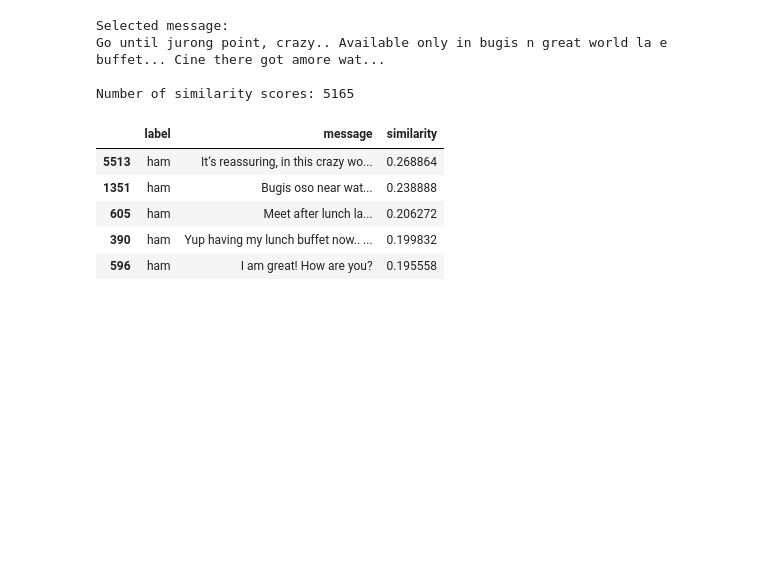
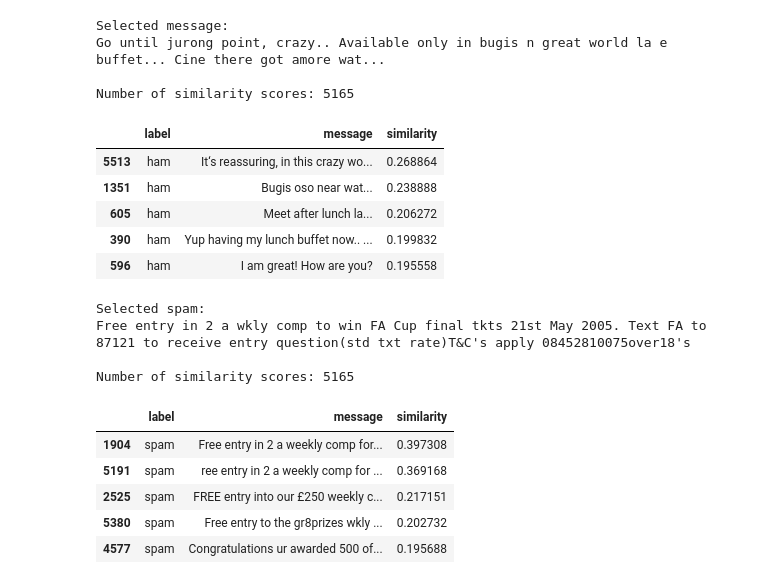
Before and after one commit to amnajem/DS483Project, a Jupyter notebook: DS483Project.ipynb, the cells around one changed output. Saved outputs shown, nothing was run; the diff lists cells and outputs as text; code cells hidden in the pictures; blank space fills up the shorter version.

```diff
--- a/DS483Project.ipynb
+++ b/DS483Project.ipynb
@@ -395,3 +395,31 @@ similar_messages
 | 605 | ham | Meet after lunch la... | 0.206272 |
 | 390 | ham | Yup having my lunch buffet now.. ... | 0.199832 |
 | 596 | ham | I am great! How are you? | 0.195558 |
+# %%
+# 1st spam message
+spam_index = df_processed['label'].tolist().index('spam')
+
+print("Selected spam:")
+print(df_processed.iloc[spam_index]['message'])
+
+spam_scores = cosine_similarity(tfidf_matrix[spam_index],tfidf_matrix)[0]
+print("\nNumber of similarity scores:", len(spam_scores))
+# %% [output]
+Selected spam:
+Free entry in 2 a wkly comp to win FA Cup final tkts 21st May 2005. Text FA to 87121 to receive entry question(std txt rate)T&C's apply 08452810075over18's
+
+Number of similarity scores: 5165
+# %%
+spam_scores[spam_index] = -1
+top_spam_indices = spam_scores.argsort()[-5:][::-1]
+
+similar_spam = df_processed.iloc[top_spam_indices][['label', 'message']].copy()
+similar_spam['similarity'] = spam_scores[top_spam_indices]
+similar_spam
+# %% [output]
+|  | label | message | similarity |
+| 1904 | spam | Free entry in 2 a weekly comp for... | 0.397308 |
+| 5191 | spam | ree entry in 2 a weekly comp for ... | 0.369168 |
+| 2525 | spam | FREE entry into our £250 weekly c... | 0.217151 |
+| 5380 | spam | Free entry to the gr8prizes wkly ... | 0.202732 |
+| 4577 | spam | Congratulations ur awarded 500 of... | 0.195688 |
```
